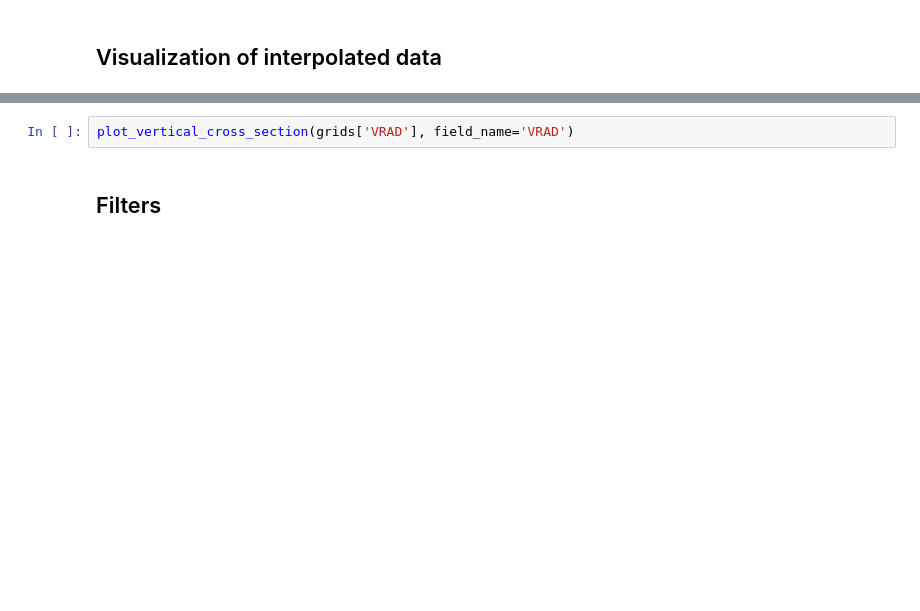
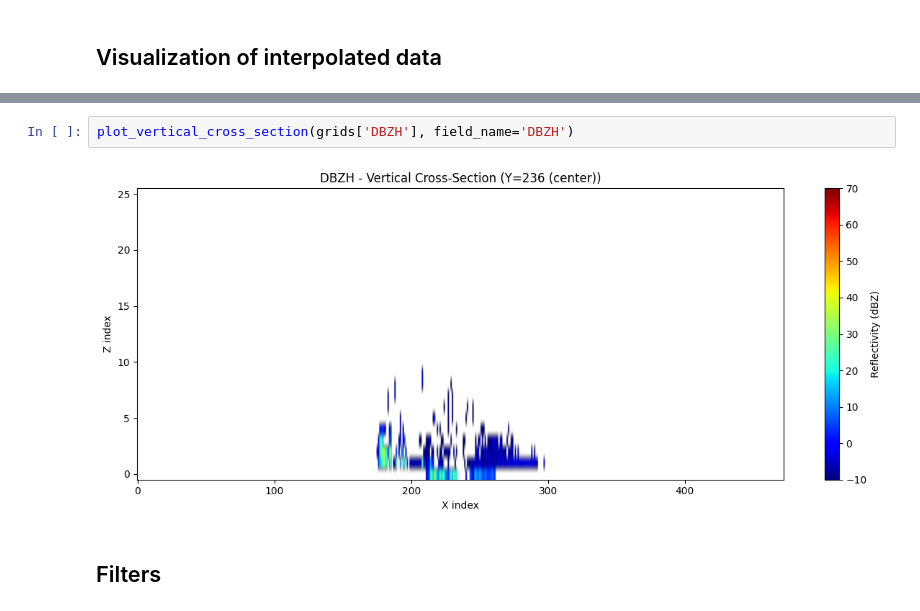
Before and after one commit to jgmarti84/gl-radarlib, a Jupyter notebook: examples/radar_grid/radar_grid_examples_with_visualization.ipynb, the cells around one changed output, grey strips where cells are left out. Saved outputs shown, nothing was run; the diff lists cells and outputs as text; blank space fills up the shorter version.

```diff
--- a/examples/radar_grid/radar_grid_examples_with_visualization.ipynb
+++ b/examples/radar_grid/radar_grid_examples_with_visualization.ipynb
@@ -114,5 +160,7 @@ plot_all_fields(grids, z_index=1)
 # %%
-plot_vertical_cross_section(grids['VRAD'], field_name='VRAD')
+plot_vertical_cross_section(grids['DBZH'], field_name='DBZH')
+# %% [output]
+[figure, added]
 # %% [markdown]
 ## Filters
 # %%
```
Also changed, not shown: parts of 14 cells of this notebook, 13 other files.
